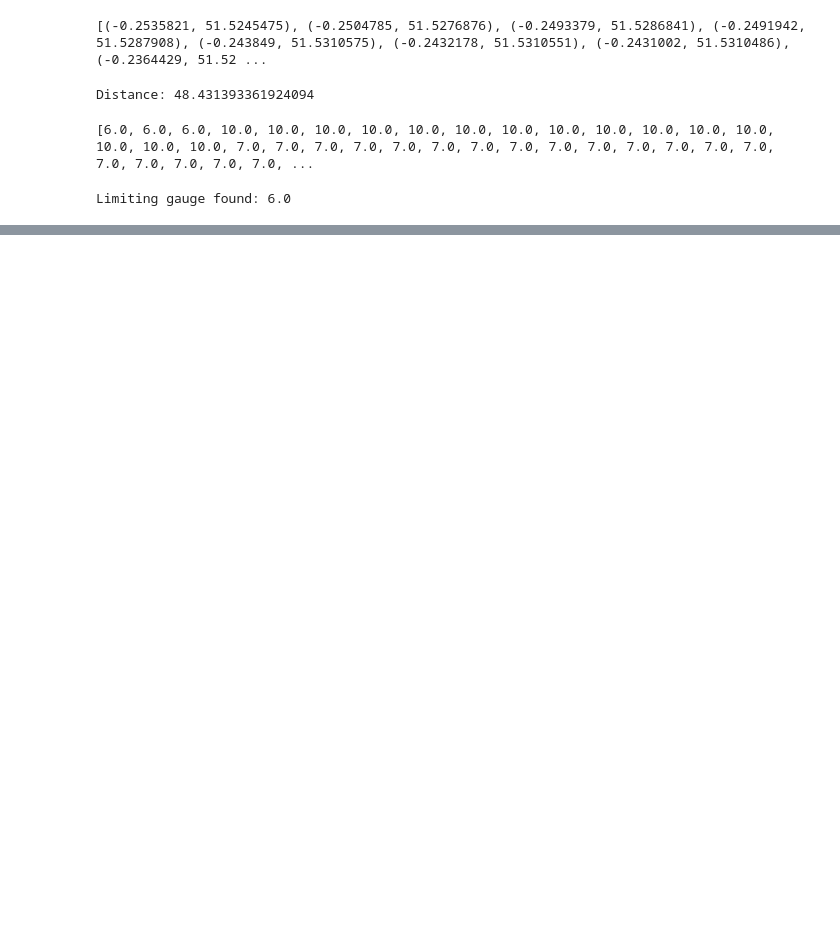
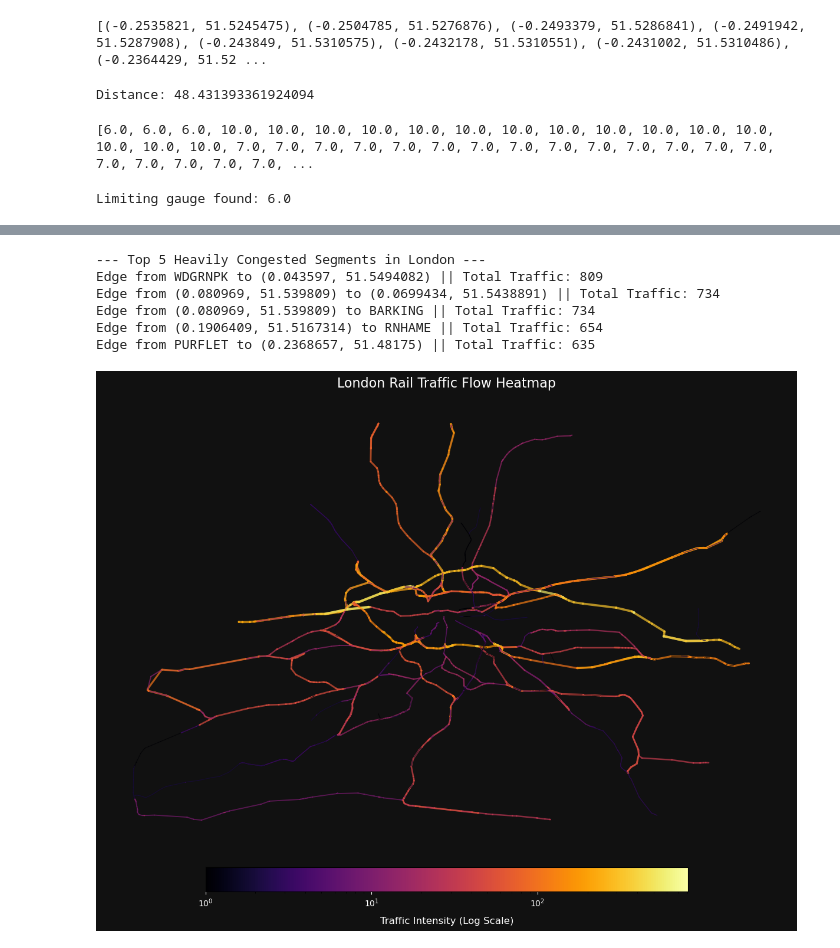
Before and after one commit to thibaultquentin66-lang/resilience_freight_train_UK, a Jupyter notebook: Final_Work.ipynb, the cells around one changed output, grey strips where cells are left out. Saved outputs shown, nothing was run; the diff lists cells and outputs as text; code cells hidden in the pictures; blank space fills up the shorter version.

Commit message:
Analysis with 5 indexes on London subgraph

```diff
--- a/Final_Work.ipynb
+++ b/Final_Work.ipynb
@@ -2112,0 +2108,4 @@ Compatible route found :
+# %%
+df_month_final = df_trip_month.sort_values(by='Datetime')
+df_month_final['timetable_variation'] = np.where(df_month_final['variation_status'] == 'EARLY', df_month_final['timetable_variation'] * (-1), df_month_final['timetable_variation'])
+df_month_final.head()
@@ -2112,0 +2244,73 @@ Compatible route found :
+# %%
+#Extract edge traffic data
+edge_traffic = [
+    (u, v, data['traffic_flow'])
+    for u, v, data in G_london.edges(data=True)
+    if data.get('traffic_flow', 0) > 0
+]
+
+#Sort by highest traffic first
+edge_traffic_sorted = sorted(edge_traffic, key=lambda x: x[2], reverse=True)
+
+print("--- Top 5 Heavily Congested Segments in London ---")
+for u, v, flow in edge_traffic_sorted[:5]:
+    print(f"Edge from {u} to {v} || Total Traffic: {flow}")
+# %% [output]
+--- Top 5 Heavily Congested Segments in London ---
+Edge from WDGRNPK to (0.043597, 51.5494082) || Total Traffic: 809
+Edge from (0.080969, 51.539809) to (0.0699434, 51.5438891) || Total Traffic: 734
+Edge from (0.080969, 51.539809) to BARKING || Total Traffic: 734
+Edge from (0.1906409, 51.5167314) to RNHAME || Total Traffic: 654
+Edge from PURFLET to (0.2368657, 51.48175) || Total Traffic: 635
+# %%
+lines = []
+flows = []
+
+for u, v, data in G_london.edges(data=True):
+    flow = data.get('traffic_flow', 0)
+    if flow > 0:
+        if isinstance(u, (tuple, list)):
+            u_lon, u_lat = u[0], u[1]
+        else:
+            u_lon, u_lat = G_london.nodes[u]['lon'], G_london.nodes[u]['lat']
+
+        if isinstance(v, (tuple, list)):
+            v_lon, v_lat = v[0], v[1]
+        else:
+            v_lon, v_lat = G_london.nodes[v]['lon'], G_london.nodes[v]['lat']
+
+        lines.append(([u_lon, v_lon], [u_lat, v_lat]))
+        flows.append(flow)
+
+plt.figure(figsize=(12, 10), facecolor='#111111')
+ax = plt.subplot(111, facecolor='#111111')
+
+flows = np.array(flows)
+norm = colors.LogNorm(vmin=1, vmax=flows.max())
+cmap = cm.inferno
+
+
+for (lons, lats), flow in zip(lines, flows):
+    linewidth = 0.5 + 2.5 * (np.log1p(flow) / np.log1p(flows.max()))
+
+    ax.plot(lons, lats,
+            color=cmap(norm(flow)),
+            linewidth=linewidth,
+            alpha=0.7,
+            solid_capstyle='round')
+
+
+ax.set_title("London Rail Traffic Flow Heatmap", color='white', fontsize=16, pad=20)
+ax.axis('off')
+
+sm = cm.ScalarMappable(cmap=cmap, norm=norm)
+sm.set_array([])
+cb = plt.colorbar(sm, ax=ax, orientation='horizontal', pad=0.05, shrink=0.7)
+cb.set_label('Traffic Intensity (Log Scale)', color='white', fontsize=12, labelpad=10)
+cb.ax.xaxis.set_tick_params(color='white')
+plt.setp(cb.ax.get_xticklabels(), color='white')
+
+plt.tight_layout()
+plt.show()
+# %% [output]
+[figure, added]
```
Also changed, not shown: parts of 26 cells of this notebook, 1 other file.
